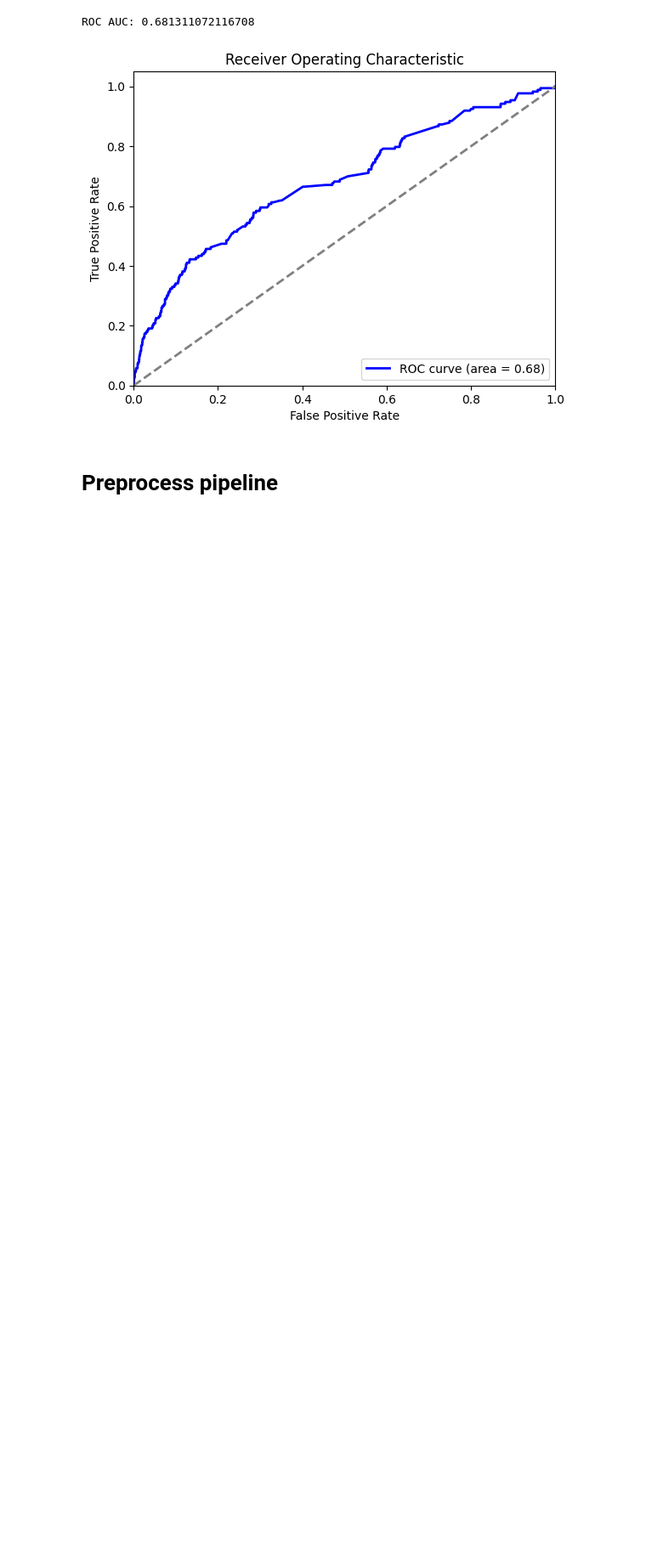
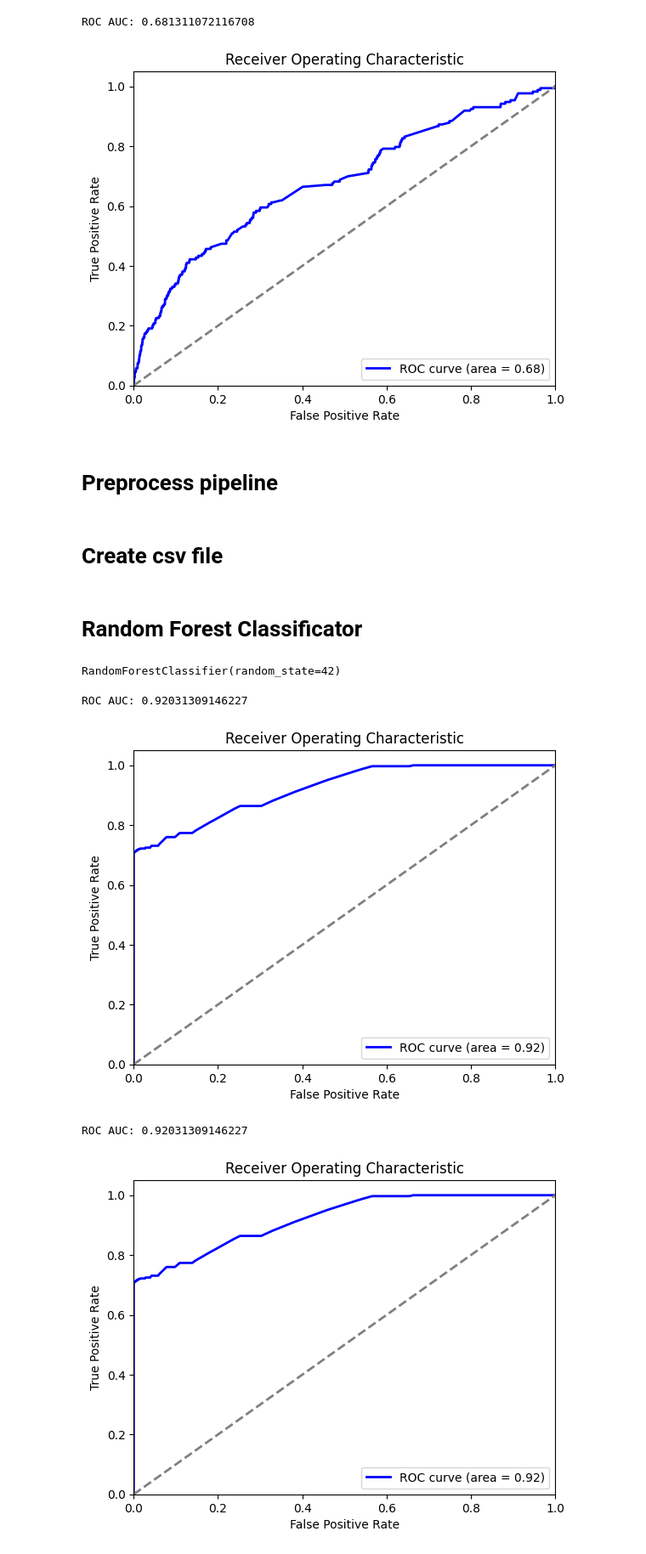
Before and after one commit to den2morrow/colab_research, a Jupyter notebook: data_secret_first_cup_2024_v1.ipynb, the cells around one changed output. Shown: that part at 85% size. Saved outputs shown, nothing was run; the diff lists cells and outputs as text; code cells hidden in the pictures; blank space fills up the shorter version.

```diff
--- a/data_secret_first_cup_2024_v1.ipynb
+++ b/data_secret_first_cup_2024_v1.ipynb
@@ -156,6 +156,8 @@ client_avg_order_price     0
 client_event_count        86
 percent_with_promo         0
 dtype: int64
+# %%
+client_order_features['client_event_count'] = client_order_features['client_event_count'].fillna(0)
 # %%
 # @title client_count_promo vs client_order_count
 
@@ -297,7 +299,7 @@ Index(['OrderPrice', 'Discount', 'client_count_promo', 'client_order_count',
 # %%
 # Разделение данных на тренировочную и тестовую выборки
 from sklearn.model_selection import train_test_split
-X_train, X_val, y_train, y_val = train_test_split(X_train, y_train, test_size=0.2, random_state=42)
+X_train, X_val, y_train, y_val = train_test_split(X_train, y_train, test_size=0.2, random_state=42, shuffle=True)
 # %%
 # Обучение модели (например, логистическая регрессия)
 from sklearn.linear_model import LogisticRegression
@@ -370,0 +391,2 @@ ROC AUC: 0.681311072116708
+# %% [markdown]
+# Create csv file
@@ -370,0 +406,43 @@ ROC AUC: 0.681311072116708
+# %% [markdown]
+# Random Forest Classificator
+# %%
+from sklearn.ensemble import RandomForestClassifier
+
+# Создание и обучение модели RandomForestClassifier
+rf = RandomForestClassifier(n_estimators=100, random_state=42)
+rf.fit(X_train, y_train)
+# %% [output]
+RandomForestClassifier(random_state=42)
+# %%
+from sklearn.metrics import roc_auc_score, roc_curve
+import matplotlib.pyplot as plt
+
+def create_roc_auc_curve(model, X, y):
+  # Предсказание вероятностей для положительного класса
+  y_prob = model.predict_proba(X_train)[:, 1]
+
+  # Расчет ROC AUC
+  roc_auc = roc_auc_score(y_train, y_prob)
+  print('ROC AUC:', roc_auc)
+
+  # Построение ROC кривой
+  fpr, tpr, thresholds = roc_curve(y_train, y_prob)
+
+  plt.figure()
+  plt.plot(fpr, tpr, color='blue', lw=2, label='ROC curve (area = %0.2f)' % roc_auc)
+  plt.plot([0, 1], [0, 1], color='gray', lw=2, linestyle='--')
+  plt.xlim([0.0, 1.0])
+  plt.ylim([0.0, 1.05])
+  plt.xlabel('False Positive Rate')
+  plt.ylabel('True Positive Rate')
+  plt.title('Receiver Operating Characteristic')
+  plt.legend(loc='lower right')
+  plt.show()
+# %%
+create_roc_auc_curve(rf, X_train, y_train)
+create_roc_auc_curve(rf, X_val, y_val)
+# %% [output]
+ROC AUC: 0.92031309146227
+[figure, added]
+ROC AUC: 0.92031309146227
+[figure, added]
```
Also changed, not shown: parts of 12 cells of this notebook.
